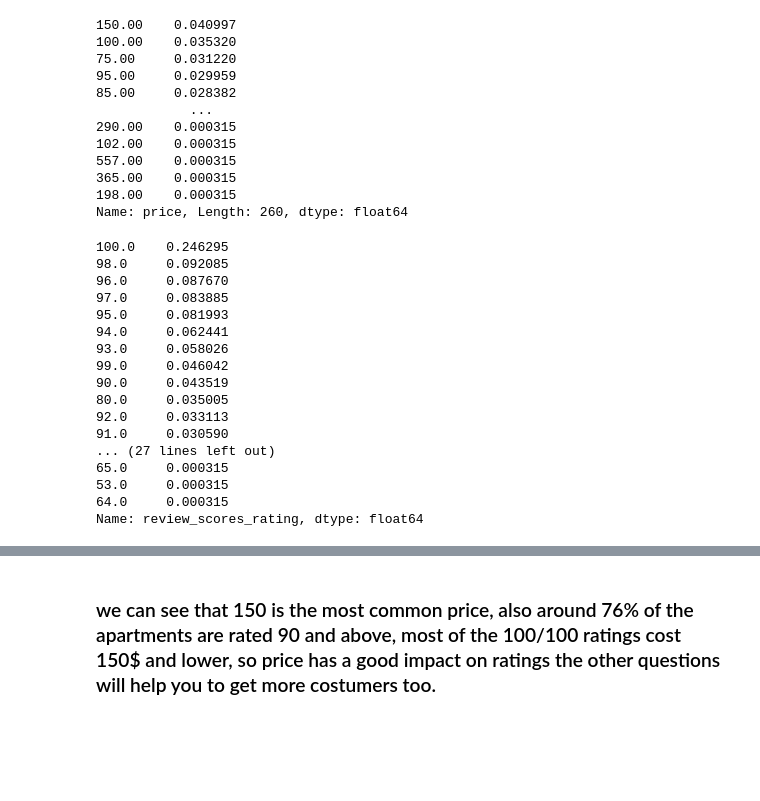
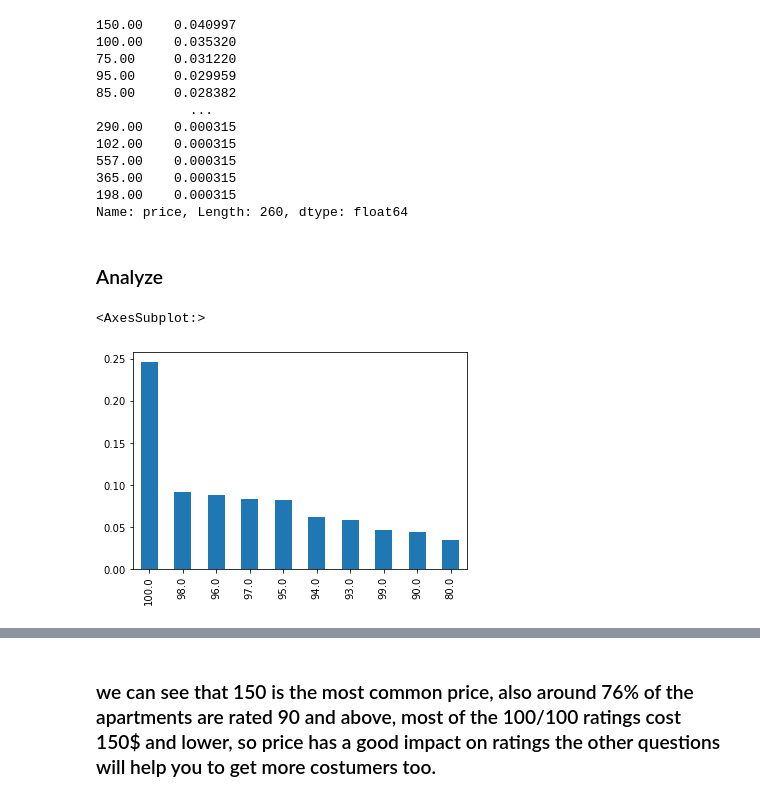
Before and after one commit to omarsul/airbnbDataQuestions-, a Jupyter notebook: blogCode.ipynb, the cells around one changed output, grey strips where cells are left out. Saved outputs shown, nothing was run; the diff lists cells and outputs as text; code cells hidden in the pictures; blank space fills up the shorter version.

```diff
--- a/blogCode.ipynb
+++ b/blogCode.ipynb
@@ -162,24 +199,13 @@ li2.price.value_counts(normalize=True)
 365.00    0.000315
 198.00    0.000315
 Name: price, Length: 260, dtype: float64
+# %% [markdown]
+### Analyze
 # %%
 # we can see that around 76% are rated 90 and above
-li2.review_scores_rating.value_counts(normalize=True)
+
+l2=li2.review_scores_rating.value_counts(normalize=True)
+l2.iloc[:10].plot.bar()
 # %% [output]
-100.0    0.246295
-98.0     0.092085
-96.0     0.087670
-97.0     0.083885
-95.0     0.081993
-94.0     0.062441
-93.0     0.058026
-99.0     0.046042
-90.0     0.043519
-80.0     0.035005
-92.0     0.033113
-91.0     0.030590
-... (27 lines left out)
-65.0     0.000315
-53.0     0.000315
-64.0     0.000315
-Name: review_scores_rating, dtype: float64
+<AxesSubplot:>
+[figure, added]
```
Also changed, not shown: parts of 22 cells of this notebook.
